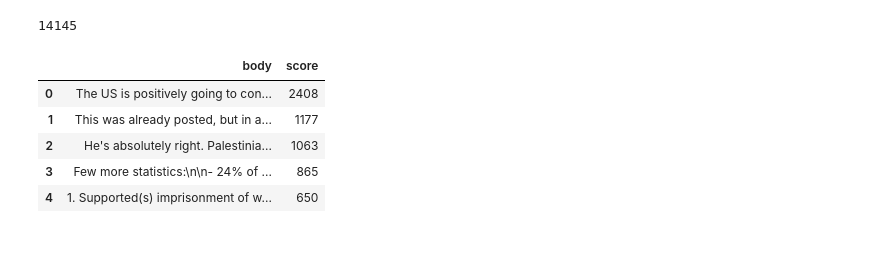
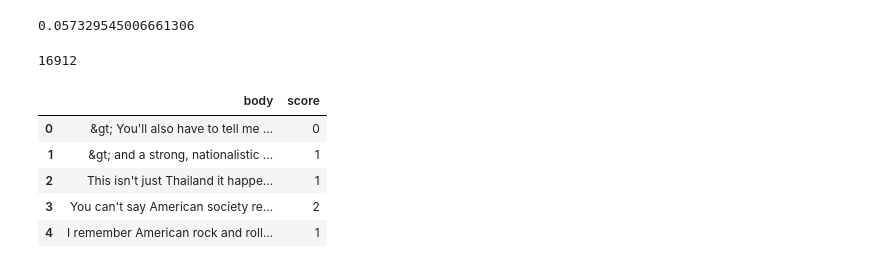
Before and after one commit to congsen1991/MLRedditHiveMind, a Jupyter notebook: reddit_NLP-textblob.ipynb, the cells around one changed output. Saved outputs shown, nothing was run; the diff lists cells and outputs as text; code cells hidden in the pictures.

```diff
--- a/reddit_NLP-textblob.ipynb
+++ b/reddit_NLP-textblob.ipynb
@@ -12,20 +12,10 @@ c = con.cursor()
 df=pd.read_sql("SELECT * FROM worldnews1",con)
 
 
-#store = pd.HDFStore('store.h5')
+#sorting according to post performance
+#df.sort('score',ascending=False,inplace=True)
+#df.reset_index(drop=True,inplace=True)
 
-#figure out how to deal with this, I don't think HDFStore supports unicode format
-'''
-counter=0
-for chunk in pd.read_sql(query,con, chunksize=50000):
-    store.append(str(counter),chunk)
-    counter+=1
-
-print store
-'''
-#sorting according to post performance
-df.sort('score',ascending=False,inplace=True)
-df.reset_index(drop=True,inplace=True)
 data = df.body
 
 def getSubFrameByKeyword(dataframe,keyword):
@@ -284,13 +300,20 @@ aboutChina_df
+# %%
+#store China data
+pickle.dump(aboutChina_df,open('processedData/chinaData.pickle','wt'))
+pickle.dump(adj_China,open('processedData/chinaAdj.pickle','wt'))
+aboutChina_df.targetPol.mean()
+# %% [output]
+0.057329545006661306
 # %%
-#creating Israel dataframe
-df_Israel = getSubFrameByKeyword(df,'Israel')
-print len(df_Israel)
-df_Israel.head()
+#creating America dataframe
+df_America = getSubFrameByKeyword(df,'America')
+print len(df_America)
+df_America.head()
 # %% [output]
-14145
+16912
 |  | body | score |
-| 0 | The US is positively going to con... | 2408 |
-| 1 | This was already posted, but in a... | 1177 |
-| 2 | He's absolutely right. Palestinia... | 1063 |
-| 3 | Few more statistics:\n\n- 24% of ... | 865 |
-| 4 | 1. Supported(s) imprisonment of w... | 650 |
+| 0 | &gt; You'll also have to tell me ... | 0 |
+| 1 | &gt; and a strong, nationalistic ... | 1 |
+| 2 | This isn't just Thailand it happe... | 1 |
+| 3 | You can't say American society re... | 2 |
+| 4 | I remember American rock and roll... | 1 |
```
Also changed, not shown: parts of 33 cells of this notebook.
